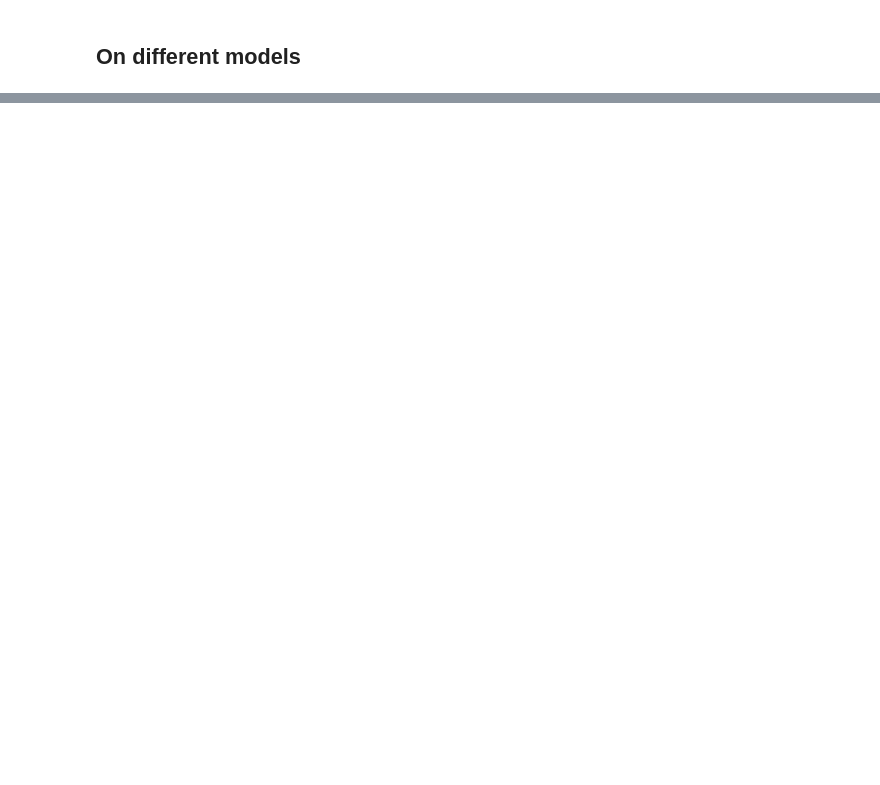
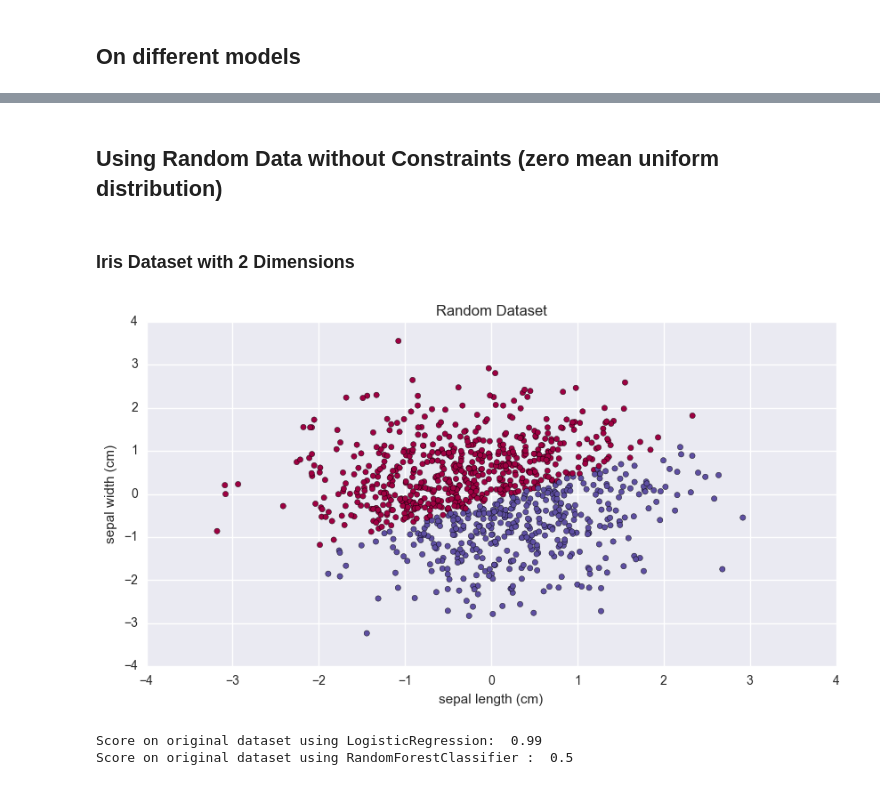
Before and after one commit to najeeb97khan/Cloning, a Jupyter notebook: Others/Class Boundary.ipynb, the cells around one changed output, grey strips where cells are left out. Cells and saved outputs as stored; diff of their text form; code cells hidden in the pictures; blank space fills up the shorter version.

```diff
--- a/Others/Class Boundary.ipynb
+++ b/Others/Class Boundary.ipynb
@@ -442,0 +494,52 @@ plt.show()
+# %% [markdown]
+## Using Random Data without Constraints (zero mean uniform distribution)
+# %%
+def generate_random_without_constraints(feature_names, data_size):
+    '''
+    Input: Data, Feature Names, Size of Random Data
+    Output: Random Data
+
+    Generates random dataset of size data_size
+    Random dataset is generated from normal
+    distribution with specified high and low values
+    '''
+
+    df = {}
+    for i in range(len(feature_names)):
+        df[feature_names[i]] = np.random.normal(size=data_size)
+    random_dataset = pd.DataFrame(data=df, columns=feature_names)
+
+    return random_dataset
+# %% [markdown]
+### Iris Dataset with 2 Dimensions
+# %%
+data = datasets.load_iris()
+X = data.data[:, 0:2]
+y = data.target
+
+X = X[(y == 0) | (y == 1), :]
+y = y[(y == 0) | (y == 1)]
+
+X_random = generate_random_without_constraints(feature_names=data.feature_names[0:2], data_size=1000).values
+
+blackbox = LogisticRegression()
+blackbox.fit(X, y)
+y_random = blackbox.predict(X_random)
+
+fig = plt.figure(figsize=(10, 5))
+ax = fig.add_subplot(111)
+plotData(X_random, 0, 1, ax, labels=y_random, feature_names=data.feature_names[0:2], title='Random Dataset')
+# %% [output]
+[figure, added]
+# %%
+## Used whitebox as Logistic Regressor
+whitebox = LogisticRegression()
+whitebox.fit(X_random, y_random)
+print 'Score on original dataset using LogisticRegression: ', whitebox.score(X, y)
+## Used whitebox as Random Forest Classifier
+whitebox = RandomForestClassifier()
+whitebox.fit(X_random, y_random)
+print 'Score on original dataset using RandomForestClassifier : ', whitebox.score(X, y)
+# %% [output]
+Score on original dataset using LogisticRegression:  0.99
+Score on original dataset using RandomForestClassifier :  0.5
```
Also changed, not shown: parts of 44 cells of this notebook, 1 other file.
